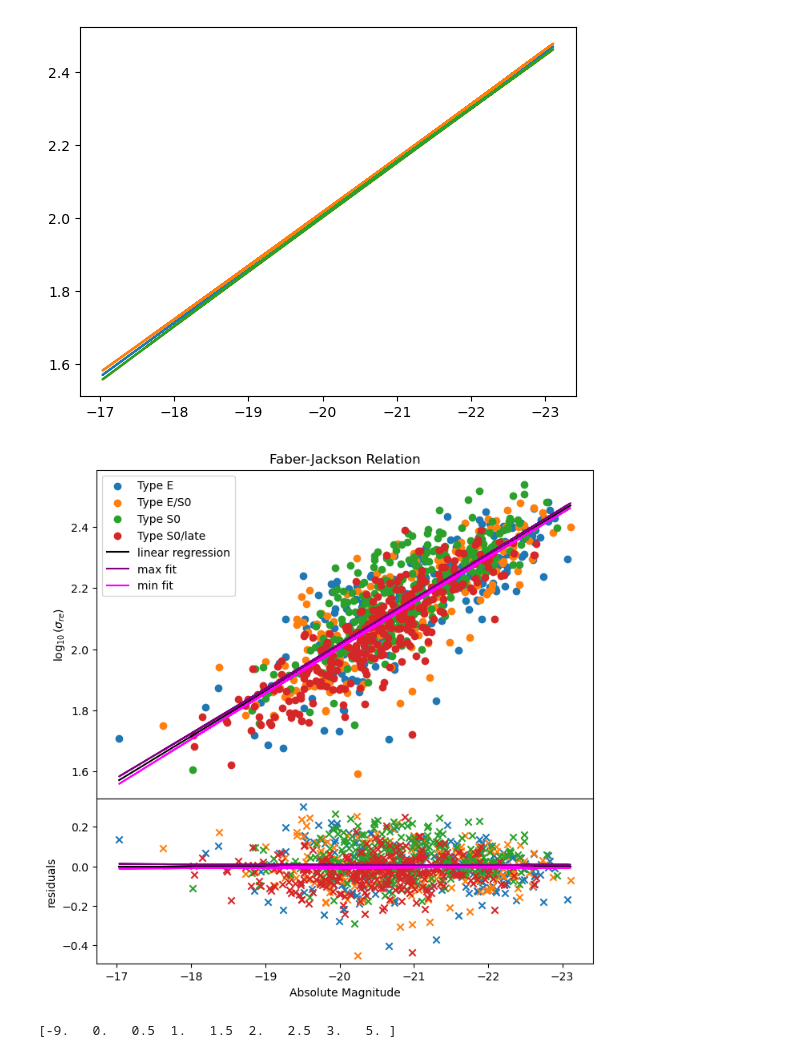
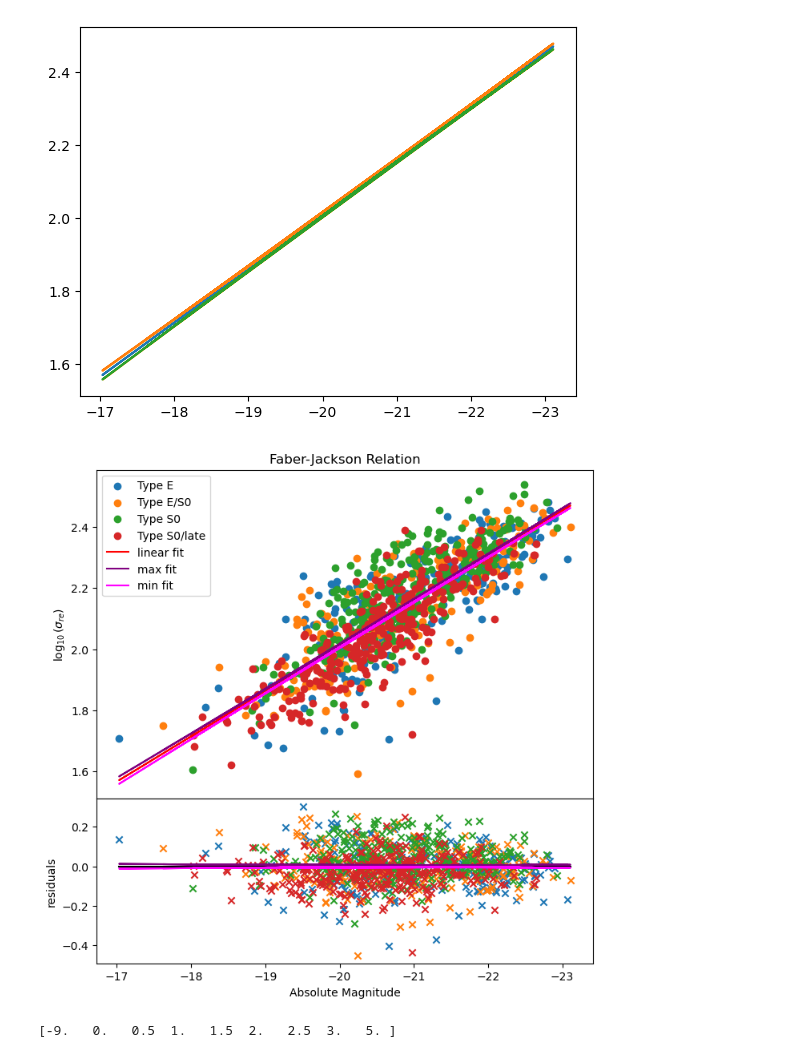
Before and after one commit to lina-pp/PHYS3116_Group3, a Jupyter notebook: FINAL PLOTS.ipynb, the cells around one changed output. Cells and saved outputs as stored; diff of their text form; code cells hidden in the pictures.

```diff
--- a/FINAL PLOTS.ipynb
+++ b/FINAL PLOTS.ipynb
@@ -9,9 +9,18 @@ xvalues = m_r   # m_r
 M = xvalues
 sigma = yvalues
 
-a,b= np.polyfit(M, sigma, 1) # Fit a linear regression to the data
-xcoords = np.linspace(np.min(M), np.max(M), 100) # Create an array of x values for the linear regression line
-ycoords = a * xcoords + b # Calculate the y values of the linear regression line
+# defining relationship
+def relation(Mag, k, b):
+    return k * Mag + b
+
+# finding the parameters and covariance matrix form the fit
+params, covariance = curve_fit(relation, M, sigma)
+
+# defining what k is
+k = params[0]
+
+# finding the linear fit
+fit = relation(M,k,b)
 
 E = type == 0.0
 E_S0 = type == 0.5
@@ -22,7 +31,7 @@ plt.scatter(xvalues[E], yvalues[E], label="Type E")
 plt.scatter(xvalues[E_S0], yvalues[E_S0], label="Type E/S0")
 plt.scatter(xvalues[S0], yvalues[S0], label="Type S0")
 plt.scatter(xvalues[S0_late], yvalues[S0_late], label="Type S0/late")
-plt.plot(xcoords, ycoords, color="red", label="linear regression") #show linear regression as red line
+plt.plot(M, fit, color="red", label="linear fit") #show linear regression as red line
 
 plt.gca().invert_xaxis() #invert x axis to match the convention of absolute magnitude (brighter objects have lower magnitudes)
 
@@ -134,36 +143,36 @@ ax1.scatter(xvalues[S0], yvalues[S0], label="Type S0")
 ax1.scatter(xvalues[S0_late], yvalues[S0_late], label="Type S0/late")
 
 # plotting the linear regression, and the max and min fit of this
-ax1.plot(xcoords, ycoords, color="black", label="linear regression")
+ax1.plot(M, fit, color="red", label="linear fit")
 ax1.plot(M, max_fit, color = "purple", label = "max fit")
 ax1.plot(M, min_fit, color = "magenta", label = "min fit")
 
 # plotting the legend and labeling the graph
 ax1.legend(loc="best")
 ax1.set_title("Faber-Jackson Relation")
 ax2.set_xlabel(r"Absolute Magnitude")
 ax1.set_ylabel(r"$\log_{10}(\sigma_{re})$")
 
 # plotting the residuals for each early type
 ax2.scatter(M[E], res[E], label="Type E", marker = 'x')
 ax2.scatter(M[E_S0], res[E_S0], label="Type E/S0", marker = 'x')
 ax2.scatter(M[S0], res[S0], label="Type S0", marker = 'x')
 ax2.scatter(M[S0_late], res[S0_late], label="Type S0/late", marker = 'x')
 
 # labeling and plotting the residuals plot, including the max and min fit
 ax2.set_ylabel(r"residuals")
 ax2.plot(xcoords, ycoords - ycoords,color="black")
 ax2.plot(M, max_fit - fit, color = "purple", label = "max fit")
 ax2.plot(M, min_fit - fit, color = "magenta", label = "min fit")
 
 # inverting both axis to match the convention for the graphs
 ax1.invert_xaxis()
 ax2.invert_xaxis()
 
 # making the graphs touch with no gaps between
 plt.subplots_adjust(hspace=0)
 # %% [output]
-[figure, old version]
+[figure, new version]
 # %%
 skiprow, catid, type, sigma_re, m_r = np.loadtxt('cleaned_data_mr_all.txt', unpack=True) #importing the entire data set
 
```
